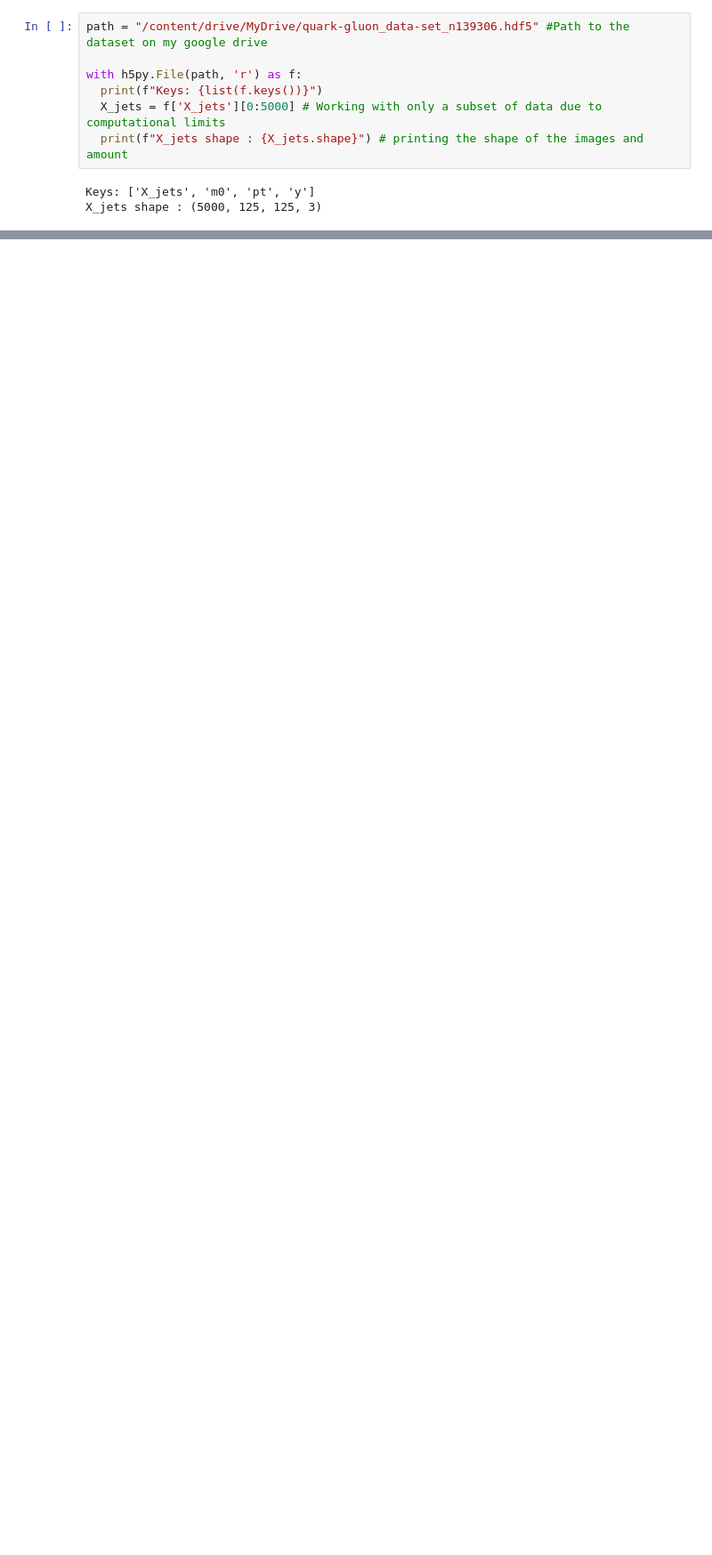
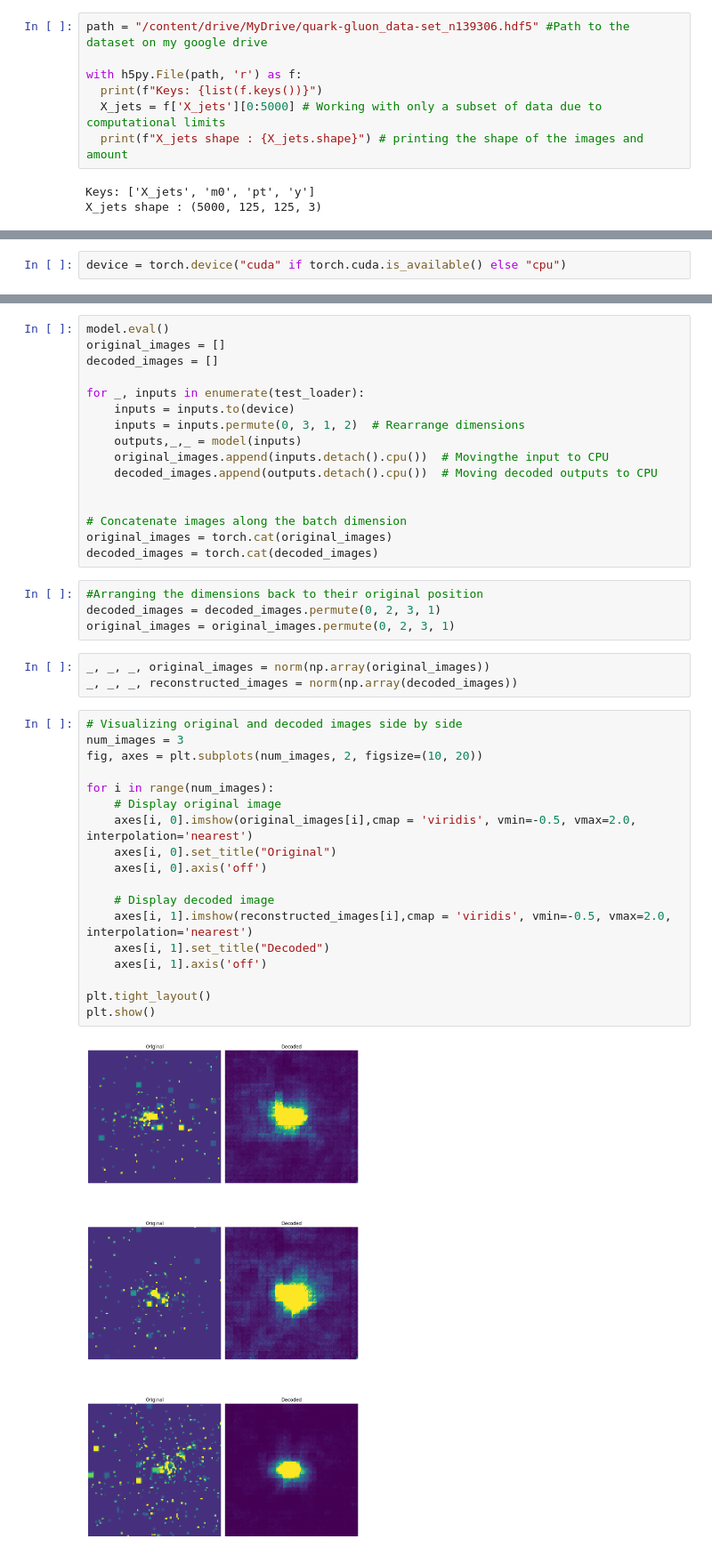
Before and after one commit to Kitsunnneee/Common-Task-1, a Jupyter notebook: Common_Task_1(VAE).ipynb, the cells around one changed output, grey strips where cells are left out. Shown: that part at 89% size. Saved outputs shown, nothing was run; the diff lists cells and outputs as text; blank space fills up the shorter version.

```diff
--- a/Common_Task_1(VAE).ipynb
+++ b/Common_Task_1(VAE).ipynb
@@ -360,0 +150,2 @@ Ways to improve the model:
+# %%
+device = torch.device("cuda" if torch.cuda.is_available() else "cpu")
@@ -360,0 +269,43 @@ Ways to improve the model:
+# %%
+model.eval()
+original_images = []
+decoded_images = []
+
+for _, inputs in enumerate(test_loader):
+    inputs = inputs.to(device)
+    inputs = inputs.permute(0, 3, 1, 2)  # Rearrange dimensions
+    outputs,_,_ = model(inputs)
+    original_images.append(inputs.detach().cpu())  # Movingthe input to CPU
+    decoded_images.append(outputs.detach().cpu())  # Moving decoded outputs to CPU
+
+
+# Concatenate images along the batch dimension
+original_images = torch.cat(original_images)
+decoded_images = torch.cat(decoded_images)
+# %%
+#Arranging the dimensions back to their original position
+decoded_images = decoded_images.permute(0, 2, 3, 1)
+original_images = original_images.permute(0, 2, 3, 1)
+# %%
+_, _, _, original_images = norm(np.array(original_images))
+_, _, _, reconstructed_images = norm(np.array(decoded_images))
+# %%
+# Visualizing original and decoded images side by side
+num_images = 3
+fig, axes = plt.subplots(num_images, 2, figsize=(10, 20))
+
+for i in range(num_images):
+    # Display original image
+    axes[i, 0].imshow(original_images[i],cmap = 'viridis', vmin=-0.5, vmax=2.0, interpolation='nearest')
+    axes[i, 0].set_title("Original")
+    axes[i, 0].axis('off')
+
+    # Display decoded image
+    axes[i, 1].imshow(reconstructed_images[i],cmap = 'viridis', vmin=-0.5, vmax=2.0, interpolation='nearest')
+    axes[i, 1].set_title("Decoded")
+    axes[i, 1].axis('off')
+
+plt.tight_layout()
+plt.show()
+# %% [output]
+[figure, added]
```
Also changed, not shown: parts of 61 cells of this notebook.
